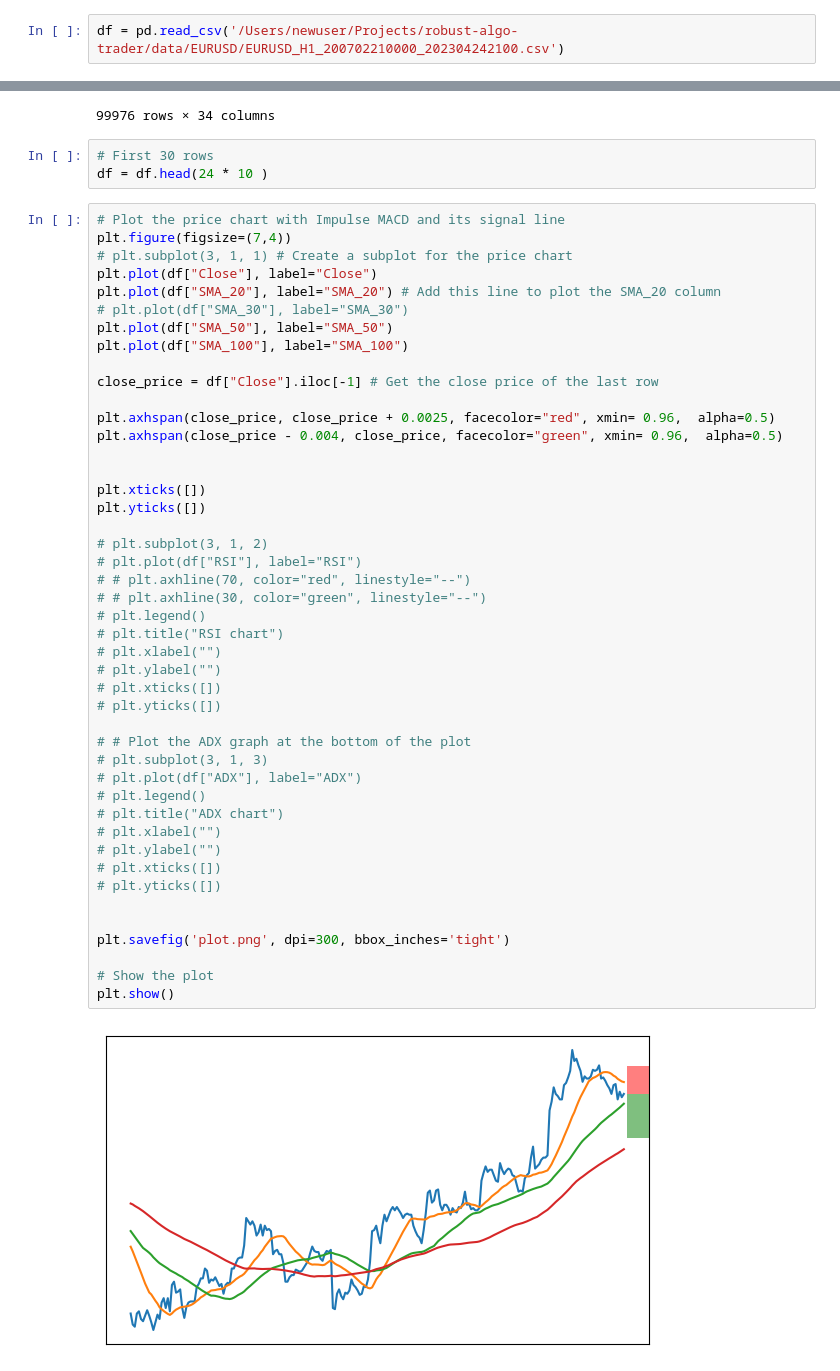
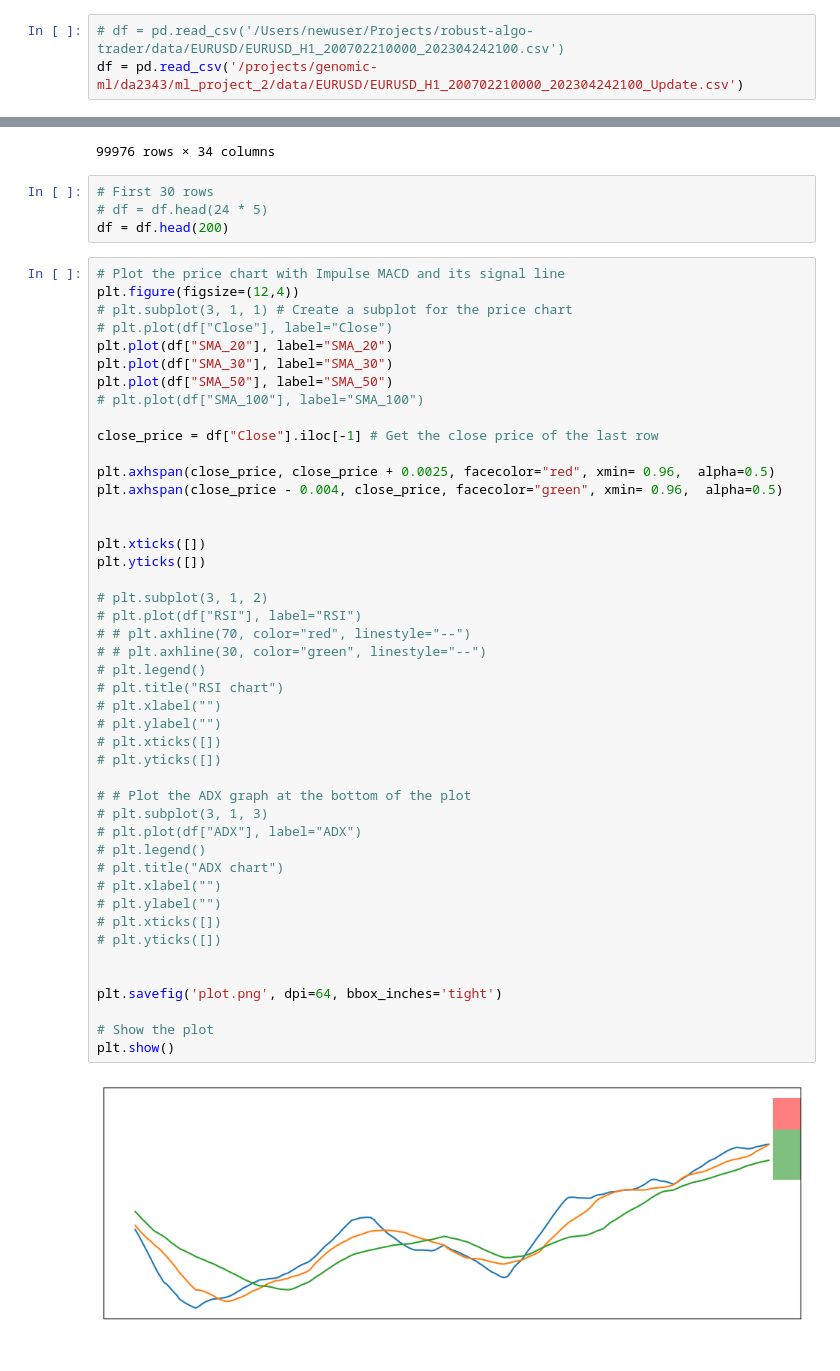
Before and after one commit to EngineerDanny/robust_algo_trader, a Jupyter notebook: cnn/index.ipynb, the cells around one changed output, grey strips where cells are left out. Drawn from its saved outputs; the diff is of its cells as text.

```diff
--- a/cnn/index.ipynb
+++ b/cnn/index.ipynb
@@ -5,7 +5,8 @@ import pandas as pd
 import matplotlib.pyplot as plt
 import numpy as np
 # %%
-df = pd.read_csv('/Users/newuser/Projects/robust-algo-trader/data/EURUSD/EURUSD_H1_200702210000_202304242100.csv')
+# df = pd.read_csv('/Users/newuser/Projects/robust-algo-trader/data/EURUSD/EURUSD_H1_200702210000_202304242100.csv')
+df = pd.read_csv('/projects/genomic-ml/da2343/ml_project_2/data/EURUSD/EURUSD_H1_200702210000_202304242100_Update.csv')
 # %%
 df
 # %% [output]
@@ -24,16 +25,17 @@ df
 99976 rows × 34 columns
 # %%
 # First 30 rows
-df = df.head(24 * 10 )
+# df = df.head(24 * 5)
+df = df.head(200)
 # %%
 # Plot the price chart with Impulse MACD and its signal line
-plt.figure(figsize=(7,4))
+plt.figure(figsize=(12,4))
 # plt.subplot(3, 1, 1) # Create a subplot for the price chart
-plt.plot(df["Close"], label="Close")
-plt.plot(df["SMA_20"], label="SMA_20") # Add this line to plot the SMA_20 column
-# plt.plot(df["SMA_30"], label="SMA_30")
+# plt.plot(df["Close"], label="Close")
+plt.plot(df["SMA_20"], label="SMA_20")
+plt.plot(df["SMA_30"], label="SMA_30")
 plt.plot(df["SMA_50"], label="SMA_50")
-plt.plot(df["SMA_100"], label="SMA_100")
+# plt.plot(df["SMA_100"], label="SMA_100")
 
 close_price = df["Close"].iloc[-1] # Get the close price of the last row
 
@@ -43,32 +45,32 @@ plt.axhspan(close_price - 0.004, close_price, facecolor="green", xmin= 0.96,  al
 
 plt.xticks([])
 plt.yticks([])
 
 # plt.subplot(3, 1, 2)
 # plt.plot(df["RSI"], label="RSI")
 # # plt.axhline(70, color="red", linestyle="--")
 # # plt.axhline(30, color="green", linestyle="--")
 # plt.legend()
 # plt.title("RSI chart")
 # plt.xlabel("")
 # plt.ylabel("")
 # plt.xticks([])
 # plt.yticks([])
 
 # # Plot the ADX graph at the bottom of the plot
 # plt.subplot(3, 1, 3)
 # plt.plot(df["ADX"], label="ADX")
 # plt.legend()
 # plt.title("ADX chart")
 # plt.xlabel("")
 # plt.ylabel("")
 # plt.xticks([])
 # plt.yticks([])
 
 
-plt.savefig('plot.png', dpi=300, bbox_inches='tight')
+plt.savefig('plot.png', dpi=64, bbox_inches='tight')
 
 # Show the plot
 plt.show()
 # %% [output]
-[figure, old version]
+[figure, new version]
```
Also changed, not shown: parts of 1 cell of this notebook, 3 other files.
